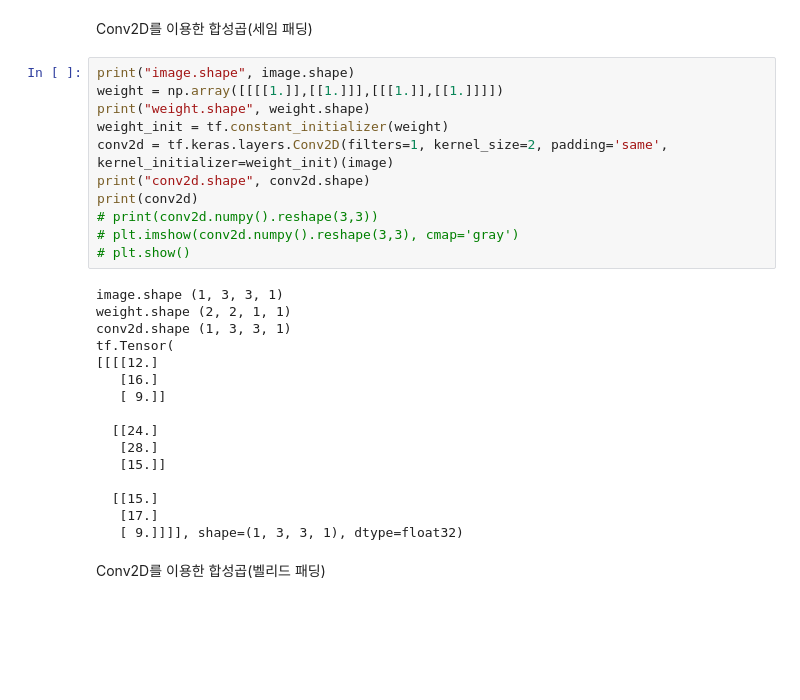
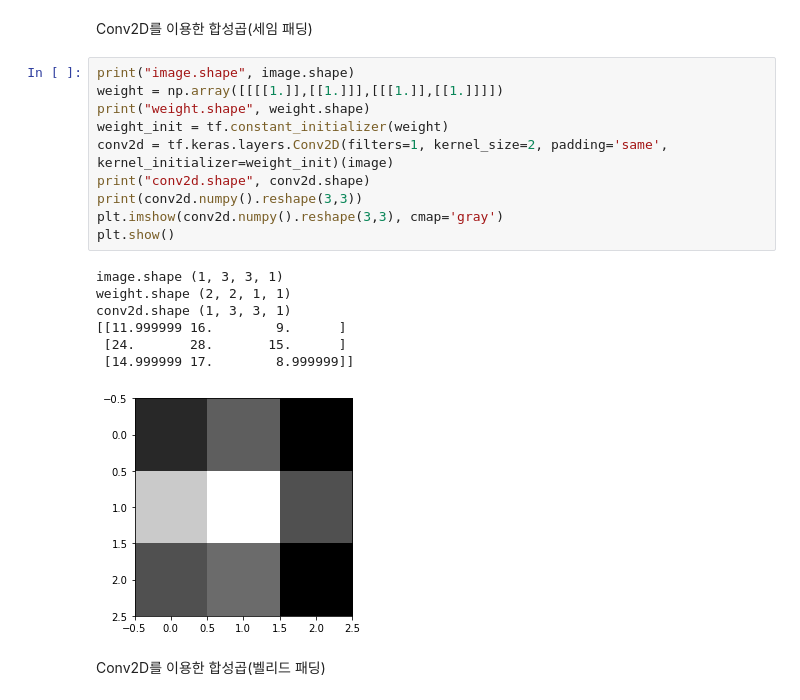
Before and after one commit to imguru-mooc/AI_CNN, a Jupyter notebook: 01_day.ipynb, the cells around one changed output. Drawn from its saved outputs; the diff is of its cells as text; blank space fills up the shorter version.

```diff
--- a/01_day.ipynb
+++ b/01_day.ipynb
@@ -191,30 +103,21 @@ Conv2D를 이용한 합성곱(세임 패딩)
 # %%
 print("image.shape", image.shape)
 weight = np.array([[[[1.]],[[1.]]],[[[1.]],[[1.]]]])
 print("weight.shape", weight.shape)
 weight_init = tf.constant_initializer(weight)
 conv2d = tf.keras.layers.Conv2D(filters=1, kernel_size=2, padding='same', kernel_initializer=weight_init)(image)
 print("conv2d.shape", conv2d.shape)
-print(conv2d)
-# print(conv2d.numpy().reshape(3,3))
-# plt.imshow(conv2d.numpy().reshape(3,3), cmap='gray')
-# plt.show()
+print(conv2d.numpy().reshape(3,3))
+plt.imshow(conv2d.numpy().reshape(3,3), cmap='gray')
+plt.show()
 # %% [output]
 image.shape (1, 3, 3, 1)
 weight.shape (2, 2, 1, 1)
 conv2d.shape (1, 3, 3, 1)
-tf.Tensor(
-[[[[12.]
-   [16.]
-   [ 9.]]
-
-  [[24.]
-   [28.]
-   [15.]]
-
-  [[15.]
-   [17.]
-   [ 9.]]]], shape=(1, 3, 3, 1), dtype=float32)
+[[11.999999 16.        9.      ]
+ [24.       28.       15.      ]
+ [14.999999 17.        8.999999]]
+[figure, added]
 # %% [markdown]
 Conv2D를 이용한 합성곱(벨리드 패딩)
 # %%
```
Also changed, not shown: parts of 50 cells of this notebook, 2 other files.
